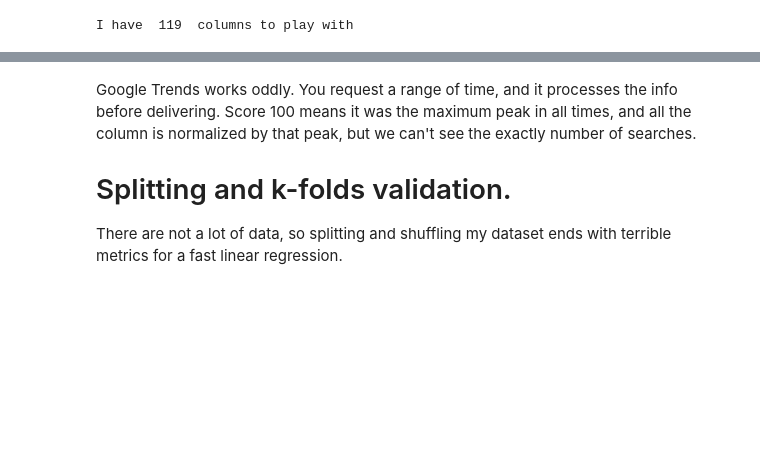
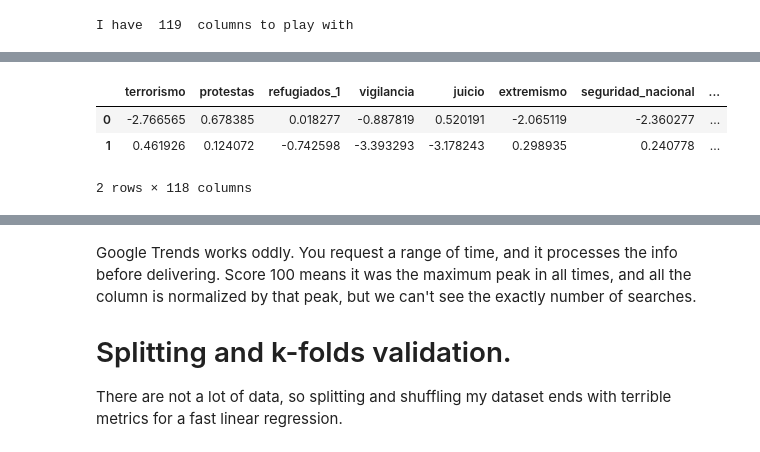
Before and after one commit to albertovpd/automated_ML_regression, a Jupyter notebook: testing.ipynb, the cells around one changed output, grey strips where cells are left out. Drawn from its saved outputs; the diff is of its cells as text; code cells hidden in the pictures; blank space fills up the shorter version.

```diff
--- a/testing.ipynb
+++ b/testing.ipynb
@@ -572,4 +548,21 @@ target=df["unemployment"]
+# %%
+# Transform attributes from 0 to 1
+X_raw = df.drop(columns=["date","unemployment"])
+
+#normalizer = preprocessing.MinMaxScaler()
+#X = pd.DataFrame(normalizer.fit_transform(X_raw))
+
+standardizer = preprocessing.StandardScaler()
+X = pd.DataFrame(standardizer.fit_transform(X_raw))
+
+X.columns= X_raw.columns
+target=df["unemployment"]
 # %%
-X.head()
+X.head(2)
+# %% [output]
+|  | terrorismo | protestas | refugiados_1 | vigilancia | juicio | extremismo | seguridad_nacional | ... |
+| 0 | -2.766565 | 0.678385 | 0.018277 | -0.887819 | 0.520191 | -2.065119 | -2.360277 | ... |
+| 1 | 0.461926 | 0.124072 | -0.742598 | -3.393293 | -3.178243 | 0.298935 | 0.240778 | ... |
+2 rows × 118 columns
 # %%
 target.head()
```
Also changed, not shown: parts of 19 cells of this notebook.
